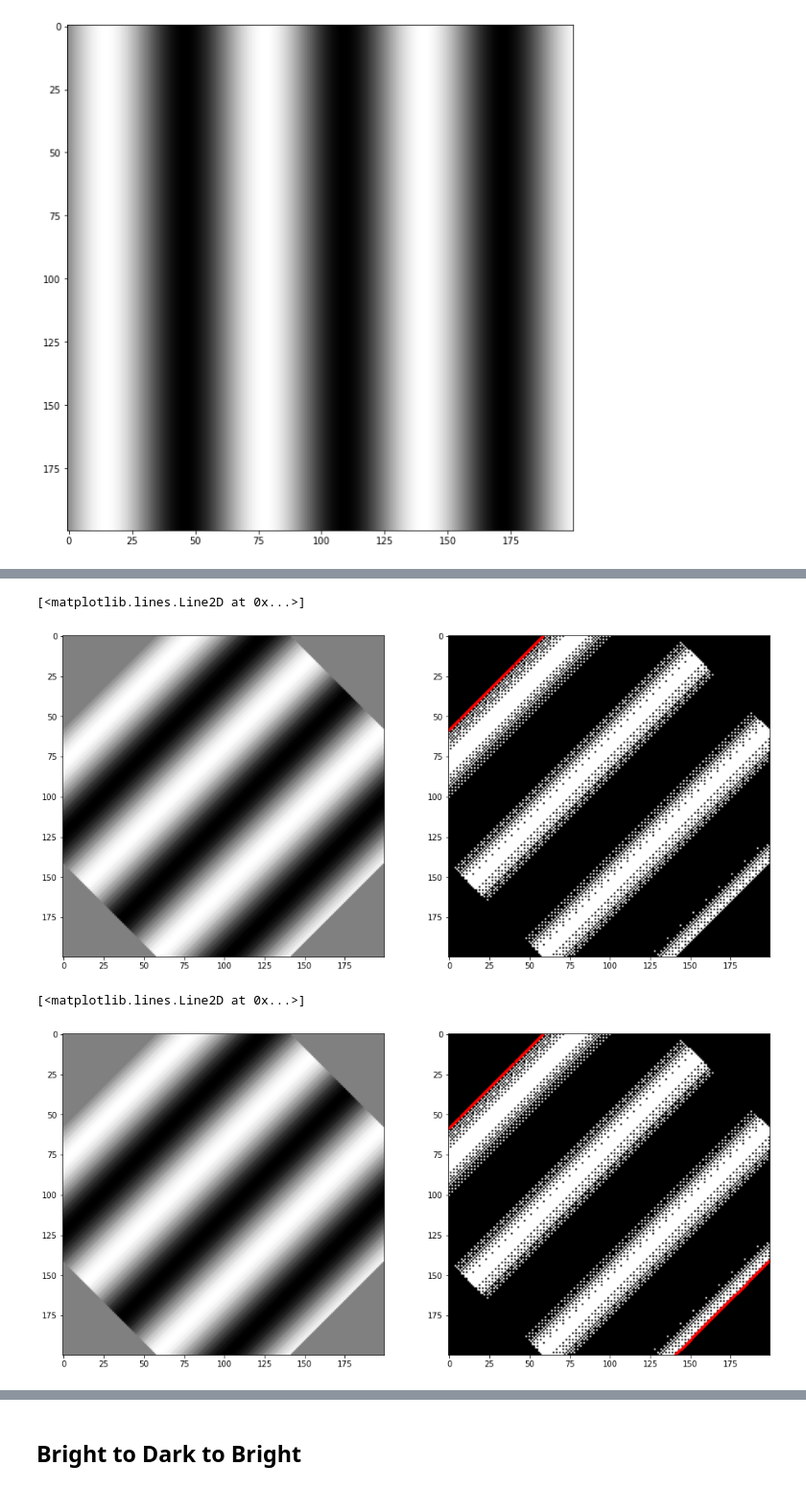
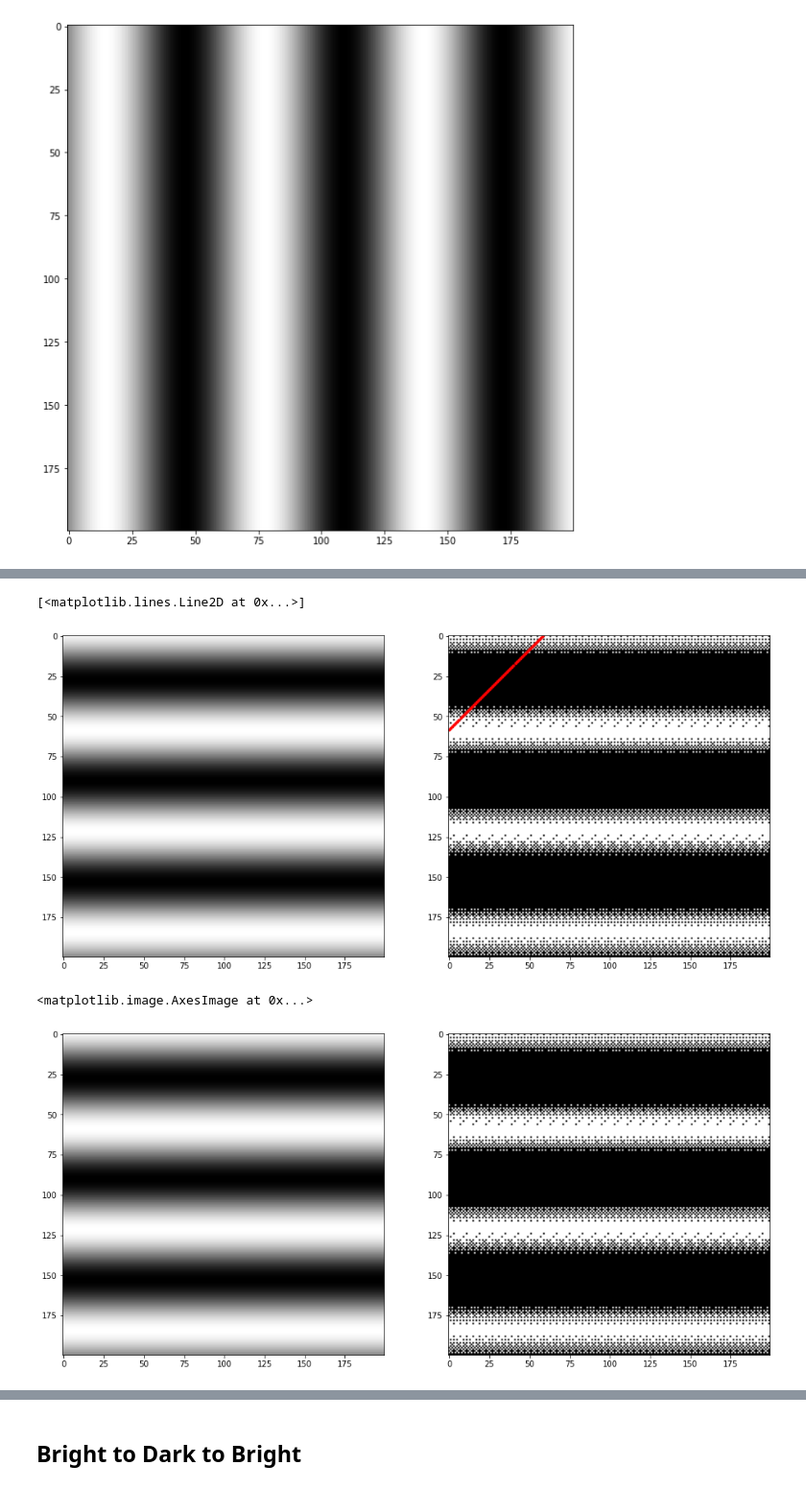
Before and after one commit to sawyerap/PythonDataViz, a Jupyter notebook: viz_dithering_algos.ipynb, the cells around one changed output, grey strips where cells are left out. Shown at 96% size. Cells and saved outputs as stored; diff of their text form; code cells hidden in the pictures.

```diff
--- a/viz_dithering_algos.ipynb
+++ b/viz_dithering_algos.ipynb
@@ -60,7 +60,7 @@ ax.imshow(base_arr, cmap='gray')
 # %%
 bas_img = im.fromarray(base_arr)
 bas_img.show()
-rot_img = bas_img.rotate(-45)
+rot_img = bas_img.rotate(90)
 rot_img.show()
 # %%
 rot_arr = np.array(rot_img)
@@ -94,17 +94,17 @@ ax_list[1].imshow(rot_dit, cmap='gray')
 ax_list[1].plot(diag[0],diag[1],'r.')
 # %% [output]
 [<matplotlib.lines.Line2D at 0x...>]
-[figure, old version]
+[figure, new version]
 # %%
 lowx = [199-i for i in diag[0]]
 lowy = [199-i for i in diag[1]]
 lowx.reverse()
 lowy.reverse()
 fig, ax_list = plt.subplots(nrows=1, ncols=2, figsize=(16, 8))
 ax_list[0].imshow(rot_arr, cmap='gray')
 ax_list[1].imshow(rot_dit, cmap='gray')
-ax_list[1].plot(diag[0],diag[1],'r.')
-ax_list[1].plot(lowx,lowy,'r.')
+#ax_list[1].plot(diag[0],diag[1],'r.')
+#ax_list[1].plot(lowx,lowy,'r.')
 # %% [output]
-[<matplotlib.lines.Line2D at 0x...>]
+<matplotlib.image.AxesImage at 0x...>
-[figure, old version]
+[figure, new version]
```
Also changed, not shown: parts of 5 cells of this notebook.
